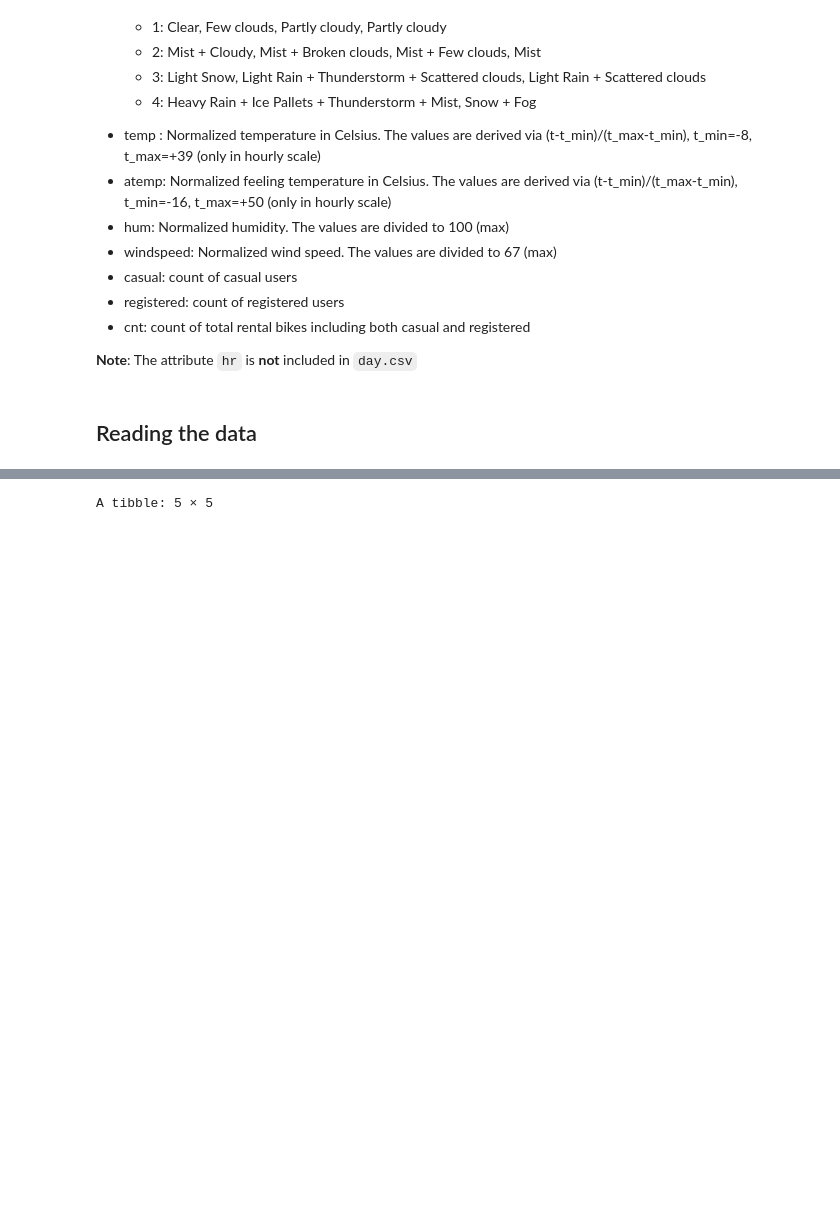
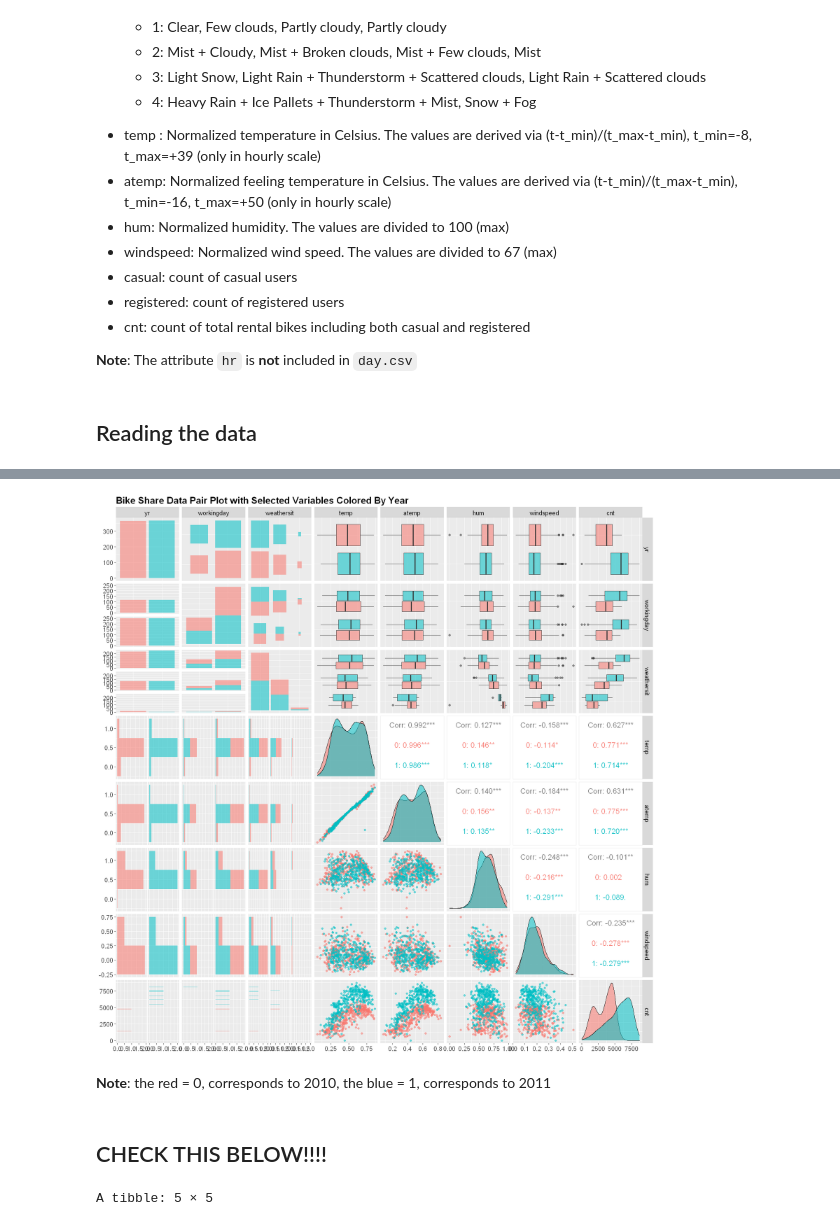
Before and after one commit to tonyliang19/stat301-group-project, a Jupyter notebook: src/eda.ipynb, the cells around one changed output, grey strips where cells are left out. Cells and saved outputs as stored; diff of their text form; code cells hidden in the pictures; blank space fills up the shorter version.

```diff
--- a/src/eda.ipynb
+++ b/src/eda.ipynb
@@ -82,0 +101,8 @@ test <- total_dat %>%
+# %%
+# Wrangling data
+# Selecting relevant/meaningful columns
+# Transform categorical variables to factors
+bike_wrangled <- bike_sharing_day %>%
+                 select(yr, workingday:windspeed, cnt) %>%
+                 mutate(across(yr:weathersit, as.factor))
+head(bike_wrangled)
@@ -83,3 +122,24 @@ test <- total_dat %>%
+# %%
+# Visualize the association between our variable of interest (season, workingday, weathersit,
+# temp, atemp, hum, windspeed, cnt)
+bs_day_pair_plots <- bike_wrangled %>%
+    ggpairs(progress = FALSE,
+         mapping = aes(color=yr, alpha=0.4),
+         lower=list(combo=wrap("facethist", binwidth=0.5)),
+         upper=list(continuous = wrap("cor", size=5))) +
+    ggtitle("Bike Share Data Pair Plot with Selected Variables Colored By Year") +
+    theme(
+    text = element_text(size = 15),
+    plot.title = element_text(face = "bold"),
+    axis.title = element_text(face = "bold")
+    )
+bs_day_pair_plots
+# %% [output]
+[figure, added]
+# %% [markdown]
+**Note**: the red = 0, corresponds to 2010, the blue = 1, corresponds to 2011
+# %% [markdown]
+## CHECK THIS BELOW!!!!
 # %%
 # Dummy model
 mod <- lm(cnt ~ temp + atemp + hum + windspeed, data = train)
```
Also changed, not shown: parts of 14 cells of this notebook.
